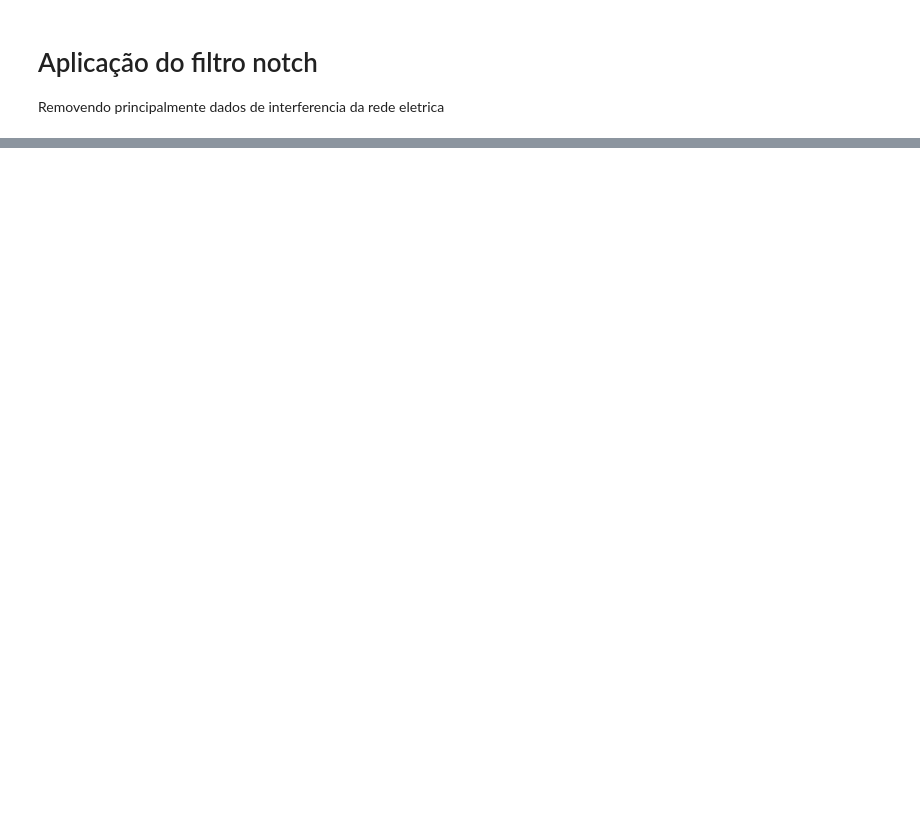
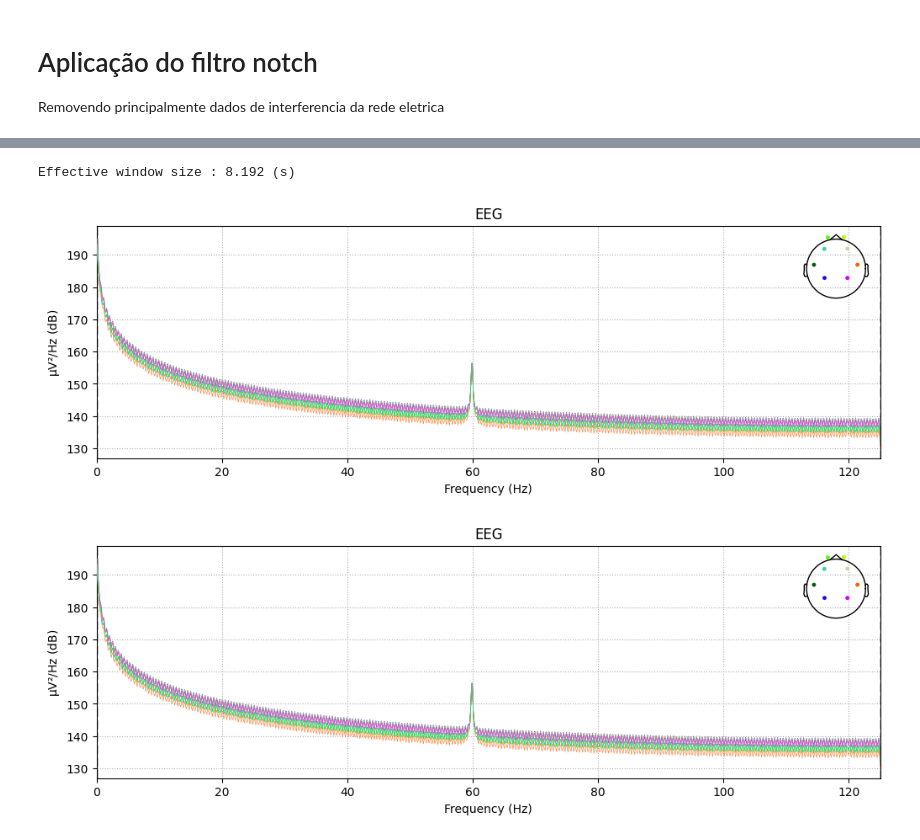
Before and after one commit to Thaynoanhit/Reconhecimento_De_Padroes, a Jupyter notebook: src/preprocessing.ipynb, the cells around one changed output, grey strips where cells are left out. Cells and saved outputs as stored; diff of their text form; code cells hidden in the pictures; blank space fills up the shorter version.

```diff
--- a/src/preprocessing.ipynb
+++ b/src/preprocessing.ipynb
@@ -139,3 +120,9 @@ Effective window size : 8.192 (s)
+# %%
+mne_data.compute_psd().plot()
+# %% [output]
+Effective window size : 8.192 (s)
+[figure, added]
+[figure, added]
 # %%
 mne_data_filtered = mne_data.copy()
 mne_data_filtered = mne_data_filtered.notch_filter(freqs=60)
```
Also changed, not shown: parts of 7 cells of this notebook, 4 other files.
